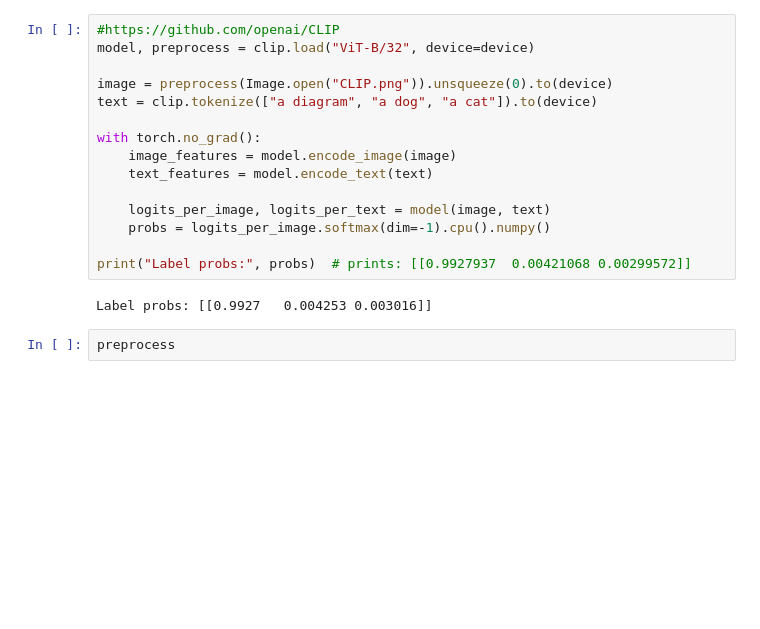
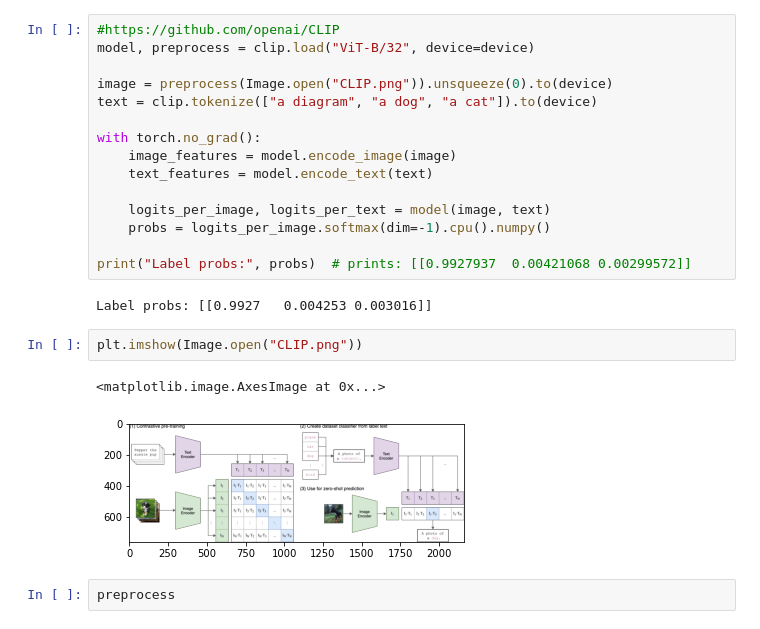
Before and after one commit to MADE-graduation-projects/hateful_memes, a Jupyter notebook: CLIP/clip_demo.ipynb, the cells around one changed output. Saved outputs shown, nothing was run; the diff lists cells and outputs as text; blank space fills up the shorter version.

```diff
--- a/CLIP/clip_demo.ipynb
+++ b/CLIP/clip_demo.ipynb
@@ -55,6 +74,11 @@ with torch.no_grad():
 print("Label probs:", probs)  # prints: [[0.9927937  0.00421068 0.00299572]]
 # %% [output]
 Label probs: [[0.9927   0.004253 0.003016]]
+# %%
+plt.imshow(Image.open("CLIP.png"))
+# %% [output]
+<matplotlib.image.AxesImage at 0x...>
+[figure, added]
 # %%
 preprocess
 # %% [output]
```
Also changed, not shown: parts of 38 cells of this notebook, 5 other files.
